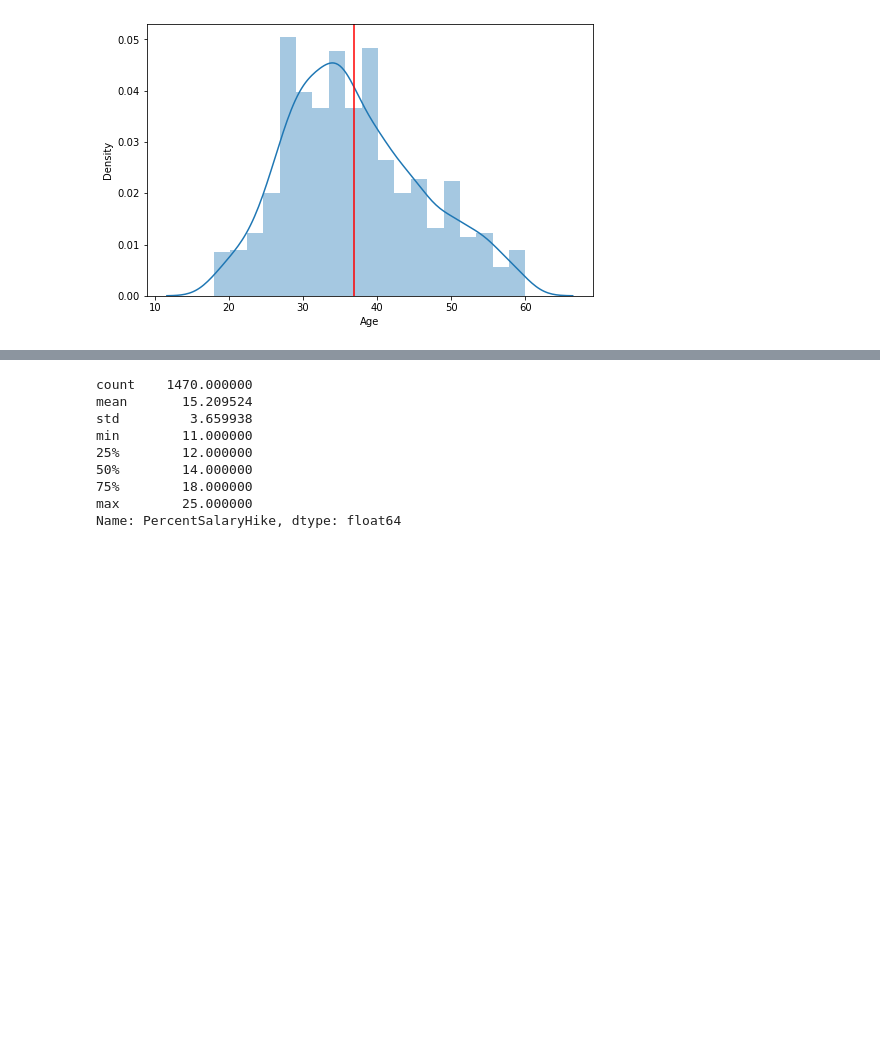
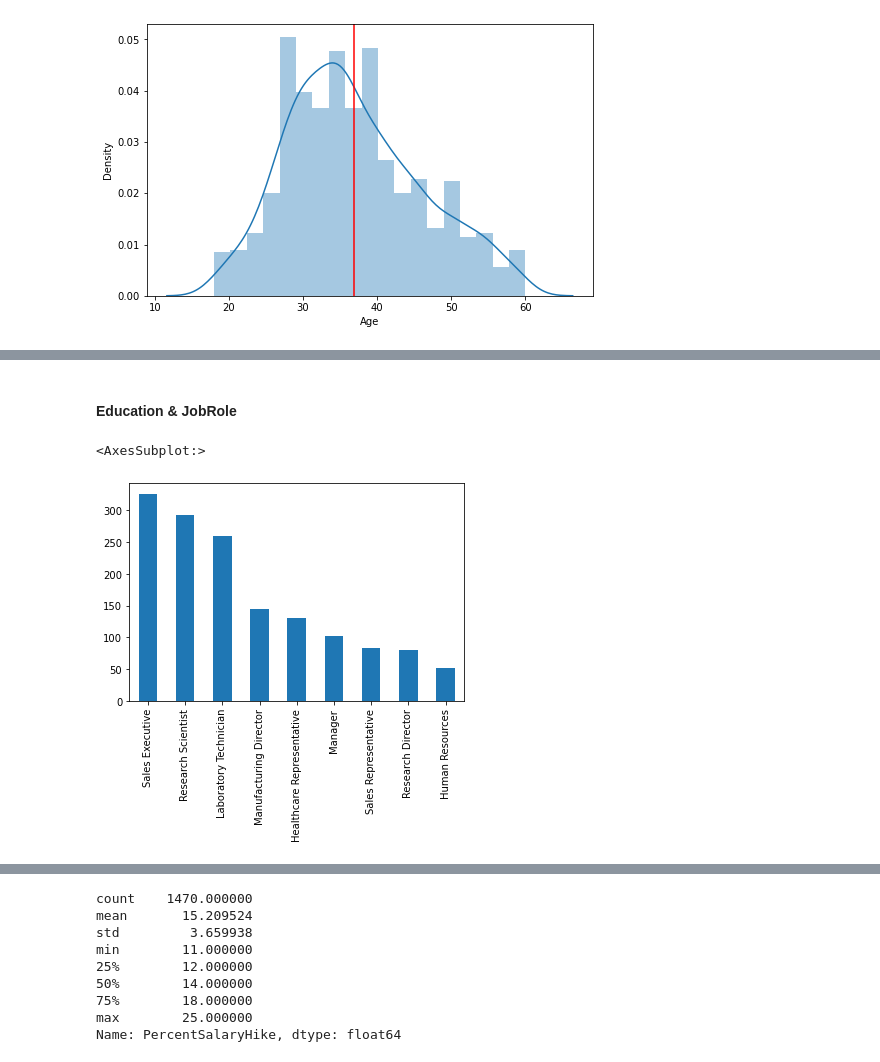
Before and after one commit to rage-against-the-machine-learning/simulate-employee-attrition, a Jupyter notebook: notebooks/2021-10-16-Data-EDA.ipynb, the cells around one changed output, grey strips where cells are left out. Saved outputs shown, nothing was run; the diff lists cells and outputs as text; code cells hidden in the pictures; blank space fills up the shorter version.

```diff
--- a/notebooks/2021-10-16-Data-EDA.ipynb
+++ b/notebooks/2021-10-16-Data-EDA.ipynb
@@ -97,0 +190,7 @@ age_fig.savefig('../reports/figures/age-distribution.png')
+# %% [markdown]
+#### Education & JobRole
+# %%
+ibm['JobRole'].value_counts().plot(kind='bar')
+# %% [output]
+<AxesSubplot:>
+[figure, added]
```
Also changed, not shown: parts of 36 cells of this notebook.
